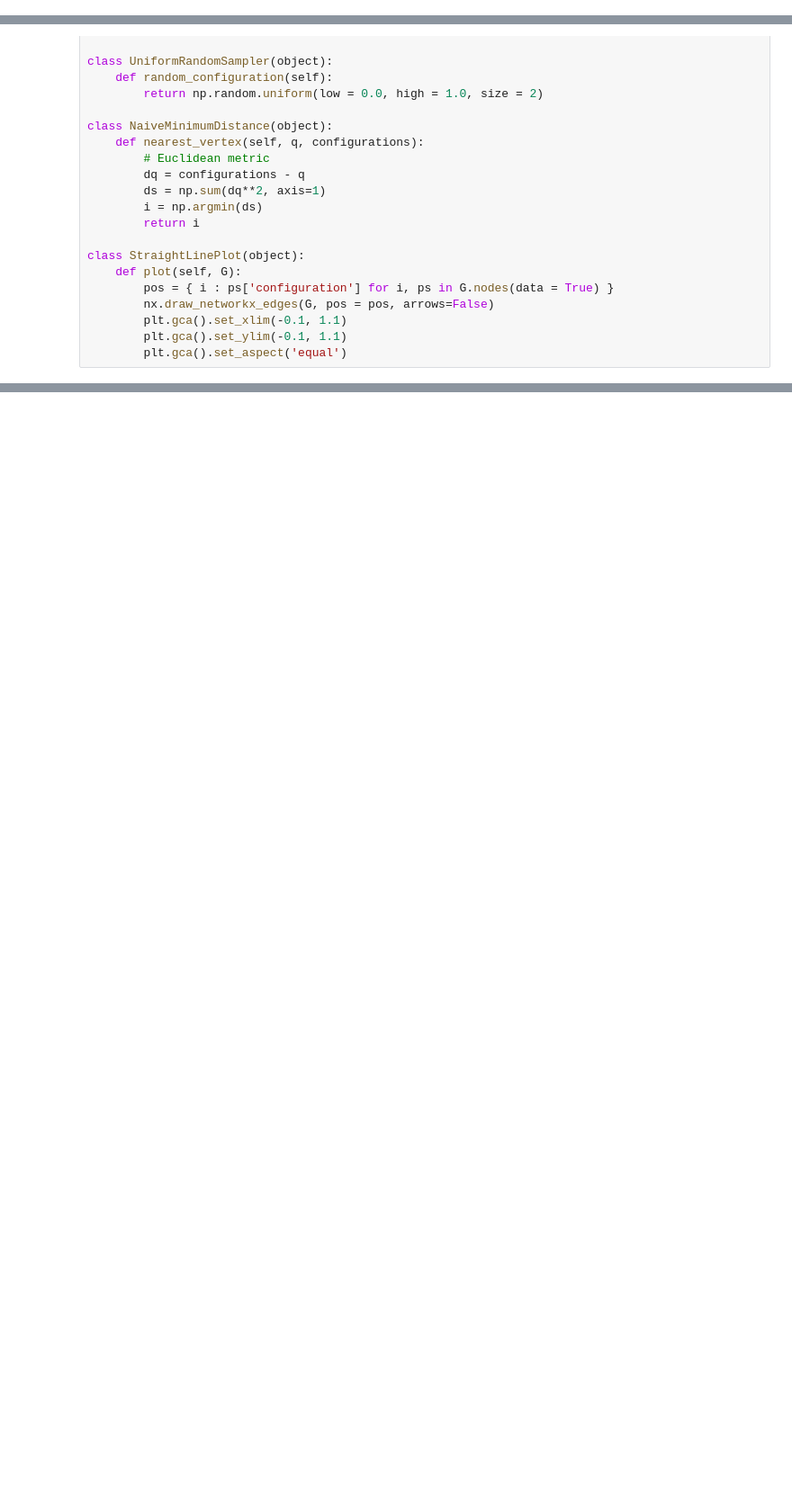
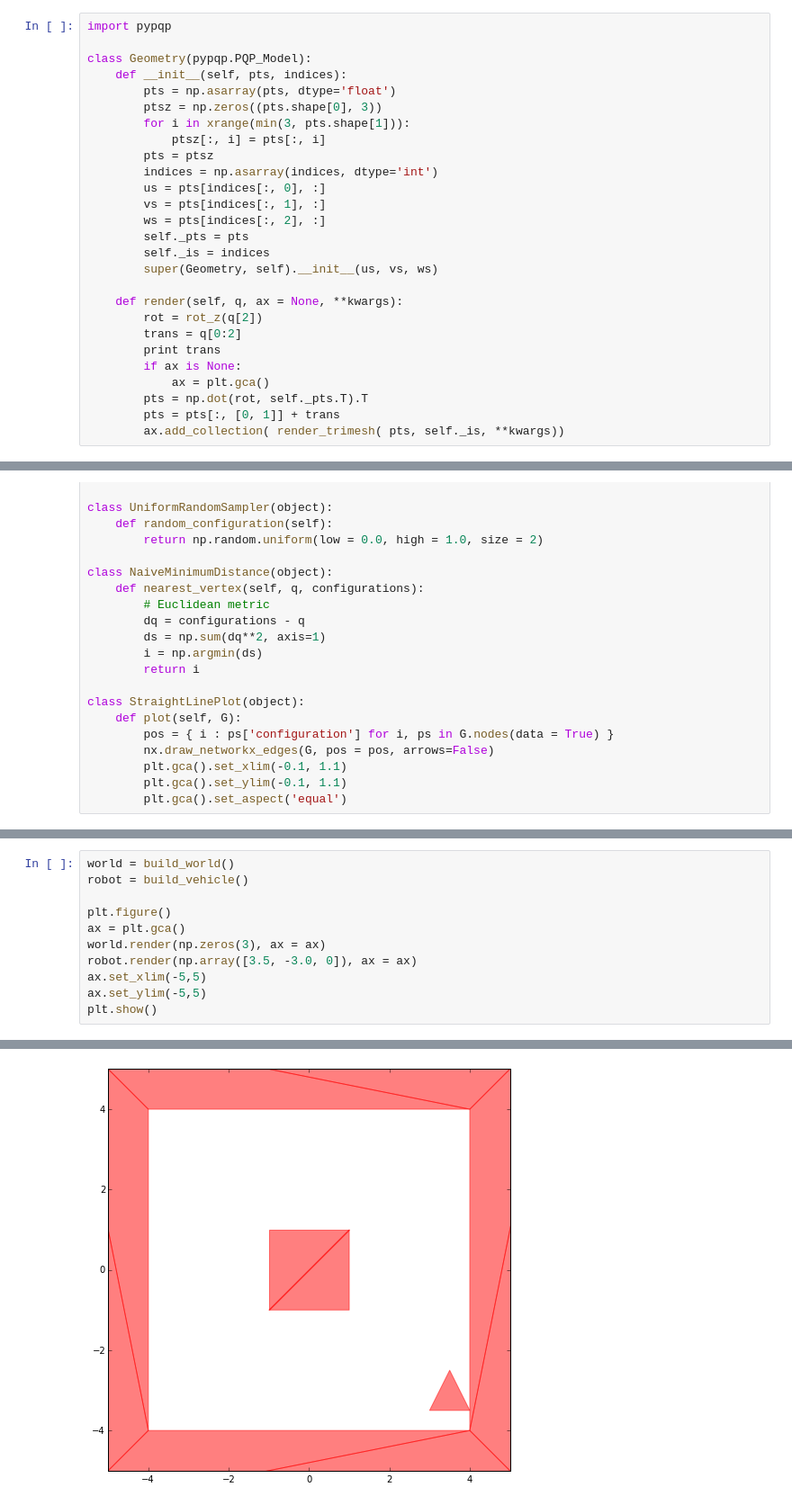
Before and after one commit to AndrewWalker/ipython-notebooks, a Jupyter notebook: rrtdemo.ipynb, the cells around one changed output, grey strips where cells are left out. Shown at 90% size. Drawn from its saved outputs; the diff is of its cells as text; blank space fills up the shorter version.

```diff
--- a/rrtdemo.ipynb
+++ b/rrtdemo.ipynb
@@ -6,0 +47,27 @@ A.
+# %%
+import pypqp
+
+class Geometry(pypqp.PQP_Model):
+    def __init__(self, pts, indices):
+        pts = np.asarray(pts, dtype='float')
+        ptsz = np.zeros((pts.shape[0], 3))
+        for i in xrange(min(3, pts.shape[1])):
+            ptsz[:, i] = pts[:, i]
+        pts = ptsz
+        indices = np.asarray(indices, dtype='int')
+        us = pts[indices[:, 0], :]
+        vs = pts[indices[:, 1], :]
+        ws = pts[indices[:, 2], :]
+        self._pts = pts
+        self._is = indices
+        super(Geometry, self).__init__(us, vs, ws)
+
+    def render(self, q, ax = None, **kwargs):
+        rot = rot_z(q[2])
+        trans = q[0:2]
+        print trans
+        if ax is None:
+            ax = plt.gca()
+        pts = np.dot(rot, self._pts.T).T
+        pts = pts[:, [0, 1]] + trans
+        ax.add_collection( render_trimesh( pts, self._is, **kwargs))
@@ -128,0 +248,12 @@ toy.plot(G)
+# %%
+world = build_world()
+robot = build_vehicle()
+
+plt.figure()
+ax = plt.gca()
+world.render(np.zeros(3), ax = ax)
+robot.render(np.array([3.5, -3.0, 0]), ax = ax)
+ax.set_xlim(-5,5)
+ax.set_ylim(-5,5)
+plt.show()
+# %% [output]
@@ -128,0 +262 @@ toy.plot(G)
+[figure, added]
```
Also changed, not shown: parts of 10 cells of this notebook, 1 other file.
